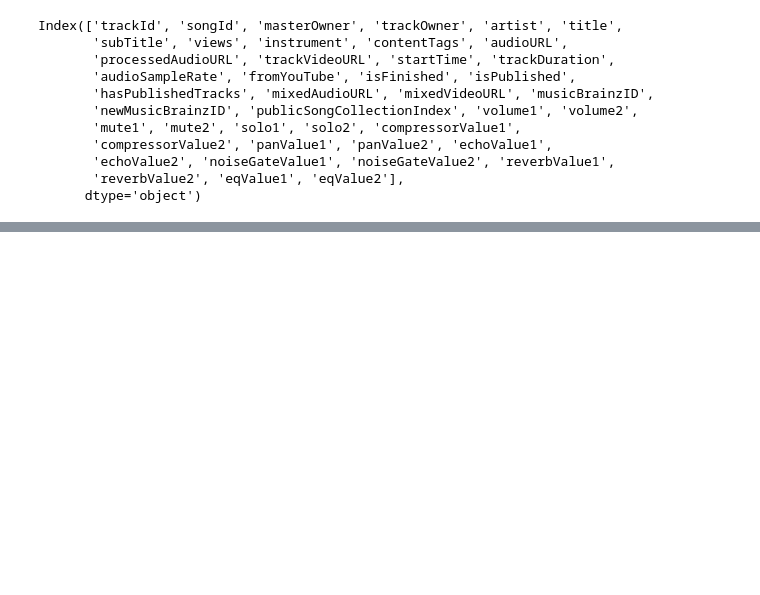
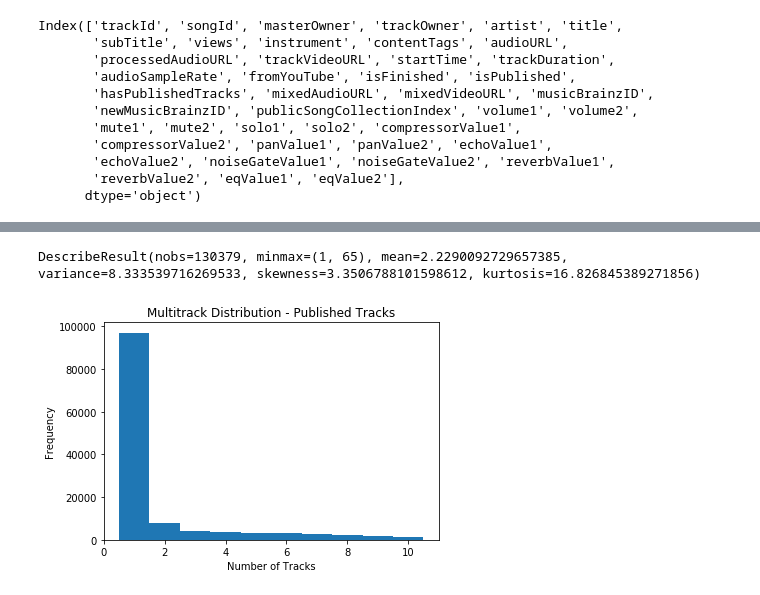
Before and after one commit to marl/bandhub, a Jupyter notebook: notebooks/BandhubStats.ipynb, the cells around one changed output, grey strips where cells are left out. Cells and saved outputs as stored; diff of their text form; code cells hidden in the pictures; blank space fills up the shorter version.

```diff
--- a/notebooks/BandhubStats.ipynb
+++ b/notebooks/BandhubStats.ipynb
@@ -22,12 +22,3 @@ Index(['trackId', 'songId', 'masterOwner', 'trackOwner', 'artist', 'title',
        'echoValue2', 'noiseGateValue1', 'noiseGateValue2', 'reverbValue1',
        'reverbValue2', 'eqValue1', 'eqValue2'],
       dtype='object')
-# %%
-# distribution of multitracks
-def multiTrackLens(dummyData):
-    groupedData = dummyData.groupby("songId")
-    groupedData = pubData.groupby("songId") # number of multitrack distributions
-    multiTrackLens = []
-    for name,group in groupedData:
-        multiTrackLens.append(len(group))
-    return multiTrackLens
@@ -142,0 +25,9 @@ Text(0,0.5,'Frequency')
+# %%
+# multitracks length distributions
+def getMultiTrackLens(dummyData):
+    groupedData = dummyData.groupby("songId")
+    #groupedData = pubData.groupby("songId") # number of multitrack distributions
+    multiTrackLens = []
+    for name,group in groupedData:
+        multiTrackLens.append(len(group))
+    return multiTrackLens
@@ -142,0 +105,11 @@ Text(0,0.5,'Frequency')
+# %%
+# multitrack descriptive stats and distribution for published tracks
+multiTracks = getMultiTrackLens(pubData)
+pyplot.hist(multiTracks,10, (0.5, 10.5))
+pyplot.title("Multitrack Distribution - Published Tracks")
+pyplot.xlabel("Number of Tracks")
+pyplot.ylabel("Frequency")
+stats.describe(multiTracks)
+# %% [output]
+DescribeResult(nobs=130379, minmax=(1, 65), mean=2.2290092729657385, variance=8.333539716269533, skewness=3.3506788101598612, kurtosis=16.826845389271856)
+[figure, added]
```
Also changed, not shown: parts of 36 cells of this notebook.
